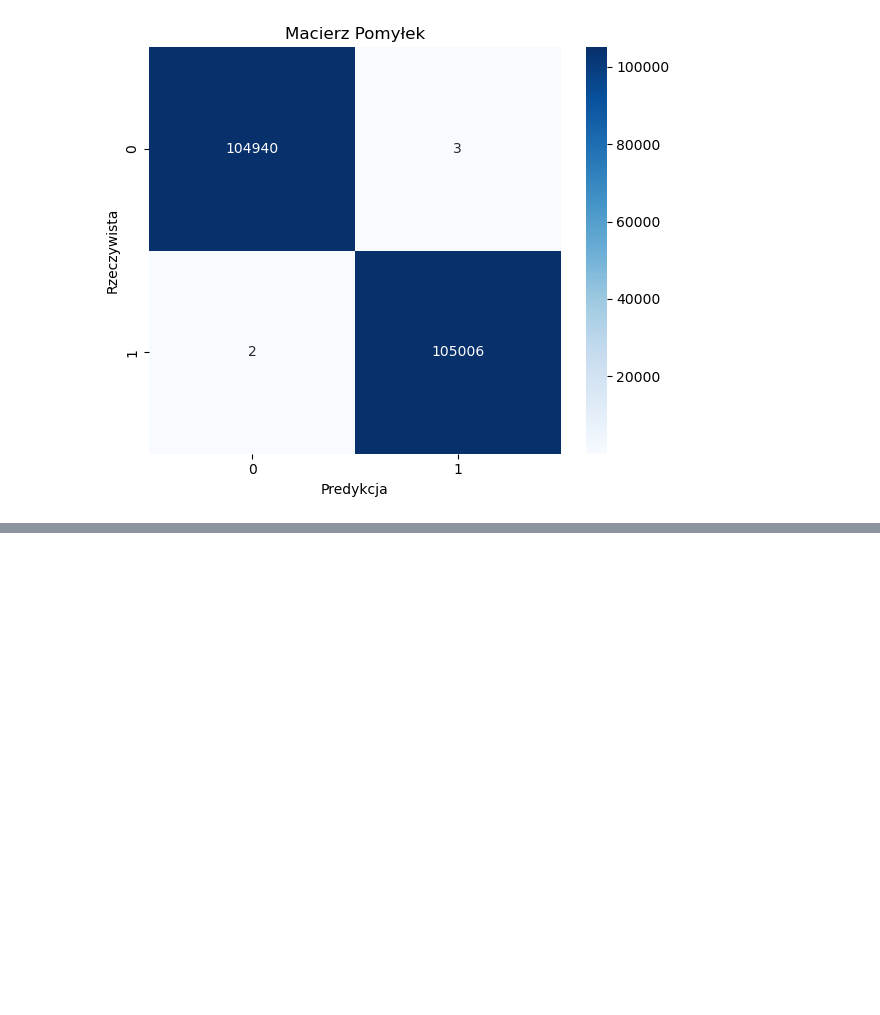
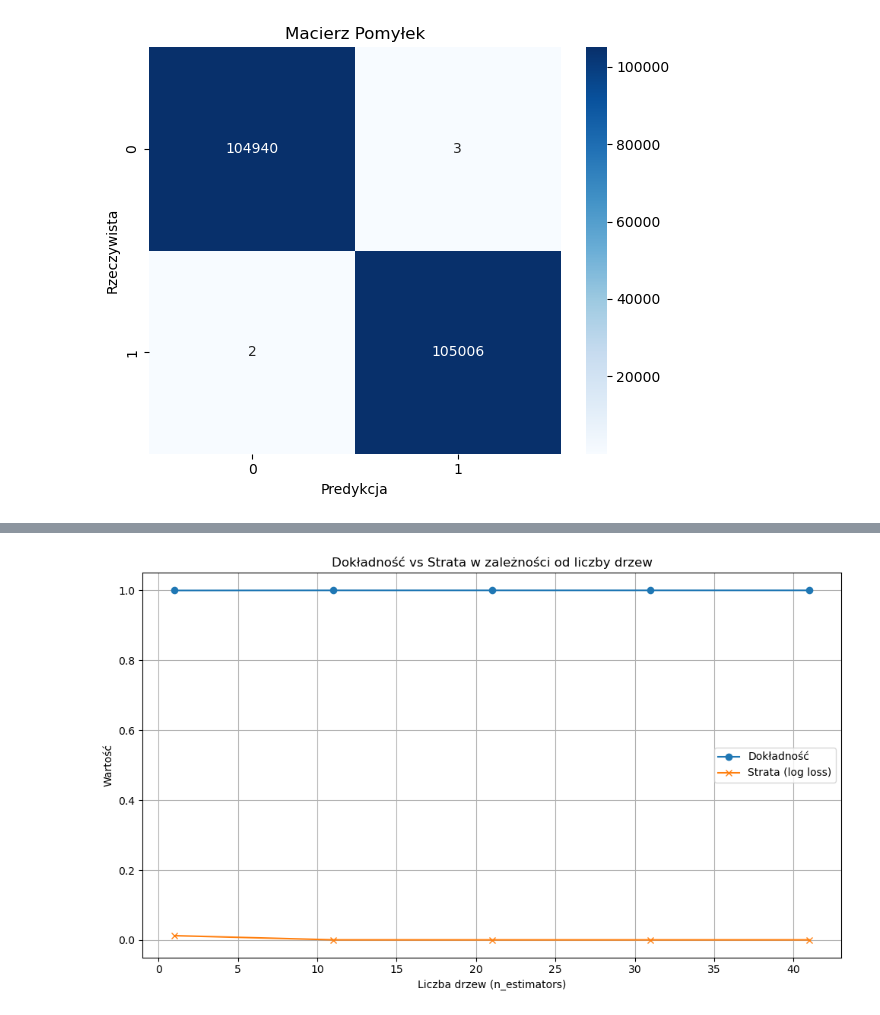
Before and after one commit to Saddii/WSB_UM, a Jupyter notebook: Projekt_UM.ipynb, the cells around one changed output, grey strips where cells are left out. Cells and saved outputs as stored; diff of their text form; code cells hidden in the pictures; blank space fills up the shorter version.

```diff
--- a/Projekt_UM.ipynb
+++ b/Projekt_UM.ipynb
@@ -271,0 +320,32 @@ plt.show()
+# %%
+from sklearn.metrics import log_loss, accuracy_score
+
+accuracies = []
+losses = []
+n_estimators_range = range(1, 51, 10)
+
+for n in n_estimators_range:
+    model2 = RandomForestClassifier(n_estimators=n, random_state=42)
+    model2.fit(X_train, y_train)
+    y_pred_proba = model2.predict_proba(X_test)
+    y_pred = model2.predict(X_test)
+
+    acc = accuracy_score(y_test, y_pred)
+    loss = log_loss(y_test, y_pred_proba)
+
+    accuracies.append(acc)
+    losses.append(loss)
+
+# Rysowanie wykresów
+plt.figure(figsize=(10, 6))
+plt.plot(n_estimators_range, accuracies, label='Dokładność', marker='o')
+plt.plot(n_estimators_range, losses, label='Strata (log loss)', marker='x')
+plt.xlabel("Liczba drzew (n_estimators)")
+plt.title("Dokładność vs Strata w zależności od liczby drzew")
+plt.ylabel("Wartość")
+plt.legend()
+plt.grid(True)
+plt.tight_layout()
+plt.show()
+# %% [output]
+[figure, added]
```
Also changed, not shown: parts of 7 cells of this notebook.
